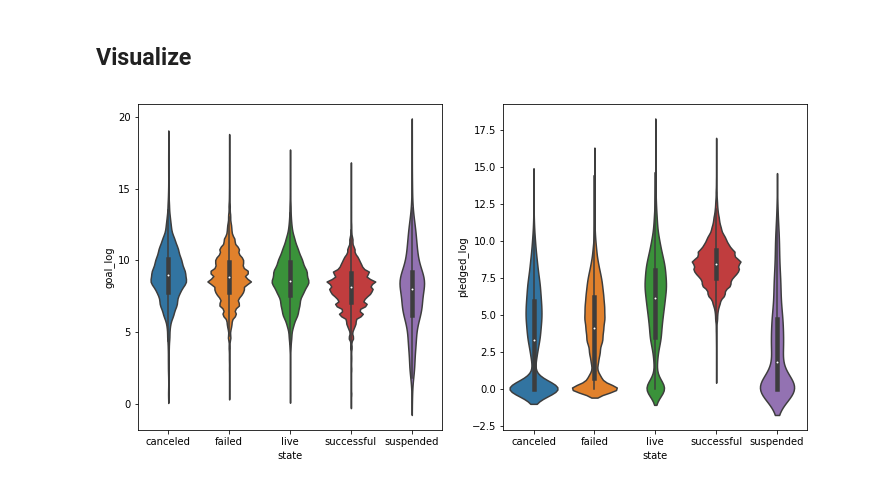
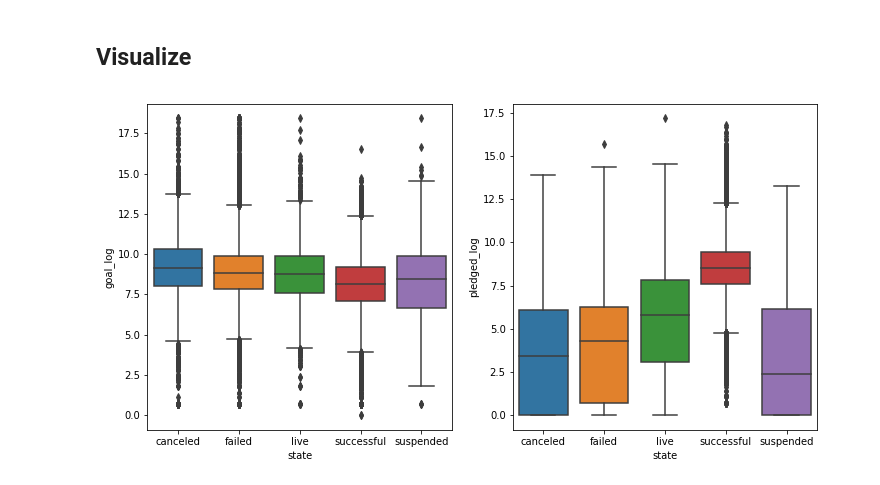
Before and after one commit to fansi-sifan/Kickstarter_survivor, a Jupyter notebook: Exploratory Data Analysis.ipynb, the cells around one changed output. Saved outputs shown, nothing was run; the diff lists cells and outputs as text; code cells hidden in the pictures.

```diff
--- a/Exploratory Data Analysis.ipynb
+++ b/Exploratory Data Analysis.ipynb
@@ -84,15 +84,15 @@ df['goal_log'] = np.log(df['goal']+1)
 # %%
 plt.figure(figsize=(12,6))
 
 plt.subplot(121)
-sns.violinplot(x='state', y="goal_log", data = df)
+sns.boxplot(x='state', y="goal_log", data = df)
 
 plt.subplot(122)
-sns.violinplot(x='state', y="pledged_log", data = df)
+sns.boxplot(x='state', y="pledged_log", data = df)
 
 plt.show()
 # %% [output]
-[figure, old version]
+[figure, new version]
 # %%
 sns.countplot(x='launched_year', data = df, hue='state')
 plt.show()
```
Also changed, not shown: parts of 7 cells of this notebook, 1 other file.
